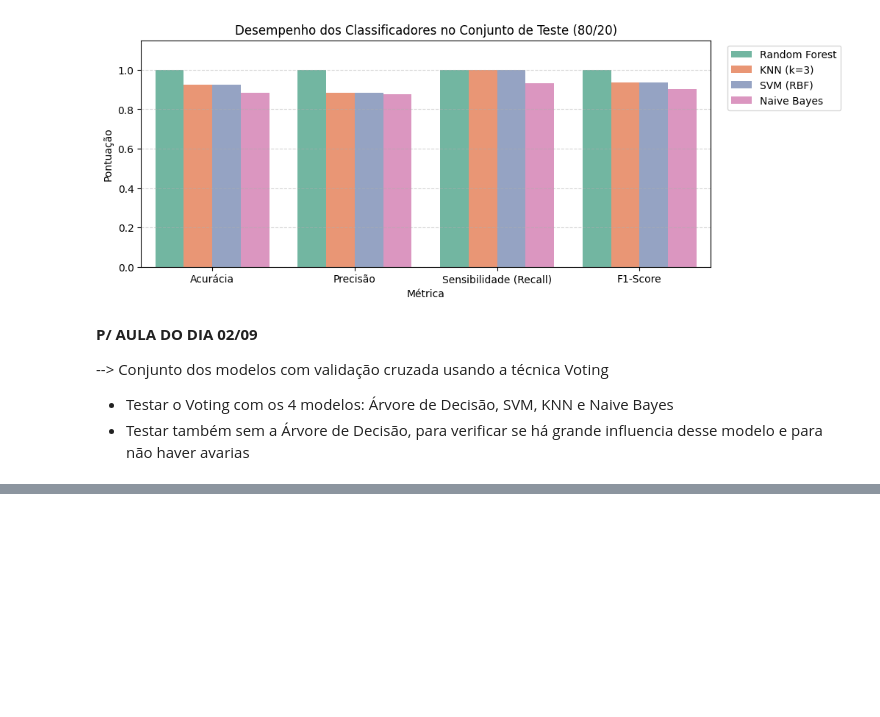
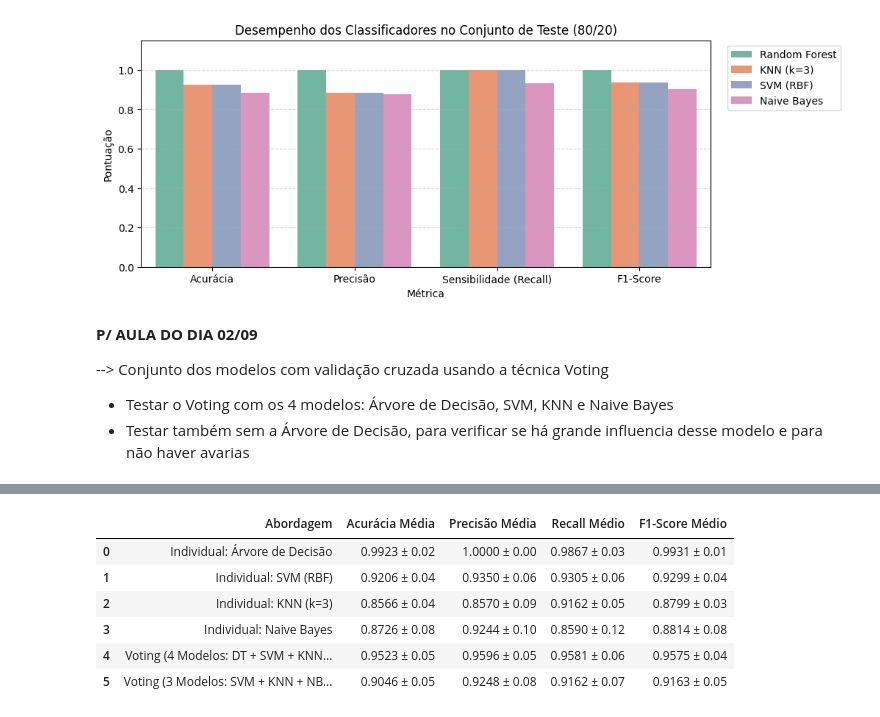
Before and after one commit to CamilyVoltan/TrabalhodeGradua-o, a Jupyter notebook: Projeto_de_Graduação_2026_2.ipynb, the cells around one changed output, grey strips where cells are left out. Cells and saved outputs as stored; diff of their text form; code cells hidden in the pictures; blank space fills up the shorter version.

```diff
--- a/Projeto_de_Graduação_2026_2.ipynb
+++ b/Projeto_de_Graduação_2026_2.ipynb
@@ -1100,3 +1101,82 @@ plt.show()
 --> Conjunto dos modelos com validação cruzada usando a técnica Voting
  - Testar o Voting com os 4 modelos: Árvore de Decisão, SVM, KNN e Naive Bayes
  - Testar também sem a Árvore de Decisão, para verificar se há grande influencia desse modelo e para não haver avarias
+# %%
+import pandas as pd
+import numpy as np
+import matplotlib.pyplot as plt
+import seaborn as sns
+
+from sklearn.ensemble import VotingClassifier
+# # Visualização da Árvore de Decisão desativada temporariamente
+from sklearn.tree import DecisionTreeClassifier
+from sklearn.neighbors import KNeighborsClassifier
+from sklearn.svm import SVC
+from sklearn.naive_bayes import GaussianNB
+
+from sklearn.model_selection import StratifiedKFold, cross_validate
+from sklearn.preprocessing import StandardScaler
+from sklearn.pipeline import make_pipeline
+
+# 1. Recuperar Features e Rótulos dos 126 golpes
+try:
+    df = df_final
+except NameError:
+    df = pd.read_csv('dataset_completo_forehands.csv')
+
+features = ['angulo_extensao_max', 'vel_angular_max', 'desacel_max', 'rotacao_tronco_pico']
+X = df[features]
+y = df['rotulo_eficiencia']
+
+# 2. Particionamento Estratificado (5-Folds)
+cv = StratifiedKFold(n_splits=5, shuffle=True, random_state=42)
+
+# 3. Definição dos Classificadores Base com Pipelines
+# # Visualização da Árvore de Decisão desativada temporariamente
+dt = DecisionTreeClassifier(max_depth=3, random_state=42)
+knn = make_pipeline(StandardScaler(), KNeighborsClassifier(n_neighbors=3))
+svm = make_pipeline(StandardScaler(), SVC(kernel='rbf', probability=True, random_state=42))
+nb = GaussianNB()
+
+# 4. Configuração dos Ensembles (Voting Soft - ponderado por probabilidades)
+# Cenário 1: Com os 4 modelos
+voting_4_modelos = VotingClassifier(
+    estimators=[('dt', dt), ('knn', knn), ('svm', svm), ('nb', nb)],
+    voting='soft'
+)
+
+# Cenário 2: Sem a Árvore de Decisão (3 modelos)
+voting_sem_arvore = VotingClassifier(
+    estimators=[('knn', knn), ('svm', svm), ('nb', nb)],
+    voting='soft'
+)
+
+# 5. Dicionário para comparação direta
+experimentos = {
+    'Individual: Árvore de Decisão': dt,
+    'Individual: SVM (RBF)': svm,
+    'Individual: KNN (k=3)': knn,
+    'Individual: Naive Bayes': nb,
+    'Voting (4 Modelos: DT + SVM + KNN + NB)': voting_4_modelos,
+    'Voting (3 Modelos: SVM + KNN + NB - Sem DT)': voting_sem_arvore
+}
+
+# 6. Execução da Validação Cruzada
+metricas = ['accuracy', 'precision', 'recall', 'f1']
+resultados_voting = []
+
+for nome, estimador in experimentos.items():
+    scores = cross_validate(estimador, X, y, cv=cv, scoring=metricas, error_score='raise')
+    resultados_voting.append({
+        'Abordagem': nome,
+        'Acurácia Média': f"{scores['test_accuracy'].mean():.4f} ± {scores['test_accuracy'].std():.2f}",
+        'Precisão Média': f"{scores['test_precision'].mean():.4f} ± {scores['test_precision'].std():.2f}",
+        'Recall Médio': f"{scores['test_recall'].mean():.4f} ± {scores['test_recall'].std():.2f}",
+        'F1-Score Médio': f"{scores['test_f1'].mean():.4f} ± {scores['test_f1'].std():.2f}"
+    })
+
+# 7. Exibição da Tabela Consolidada
+print("📊 Comparativo de Desempenho com Validação Cruzada (Técnica Voting):")
+df_res_voting = pd.DataFrame(resultados_voting)
+display(df_res_voting)
+# %% [output]
@@ -1102,0 +1184,7 @@ plt.show()
+|  | Abordagem | Acurácia Média | Precisão Média | Recall Médio | F1-Score Médio |
+| 0 | Individual: Árvore de Decisão | 0.9923 ± 0.02 | 1.0000 ± 0.00 | 0.9867 ± 0.03 | 0.9931 ± 0.01 |
+| 1 | Individual: SVM (RBF) | 0.9206 ± 0.04 | 0.9350 ± 0.06 | 0.9305 ± 0.06 | 0.9299 ± 0.04 |
+| 2 | Individual: KNN (k=3) | 0.8566 ± 0.04 | 0.8570 ± 0.09 | 0.9162 ± 0.05 | 0.8799 ± 0.03 |
+| 3 | Individual: Naive Bayes | 0.8726 ± 0.08 | 0.9244 ± 0.10 | 0.8590 ± 0.12 | 0.8814 ± 0.08 |
+| 4 | Voting (4 Modelos: DT + SVM + KNN... | 0.9523 ± 0.05 | 0.9596 ± 0.05 | 0.9581 ± 0.06 | 0.9575 ± 0.04 |
+| 5 | Voting (3 Modelos: SVM + KNN + NB... | 0.9046 ± 0.05 | 0.9248 ± 0.08 | 0.9162 ± 0.07 | 0.9163 ± 0.05 |
```
Also changed, not shown: parts of 18 cells of this notebook.
